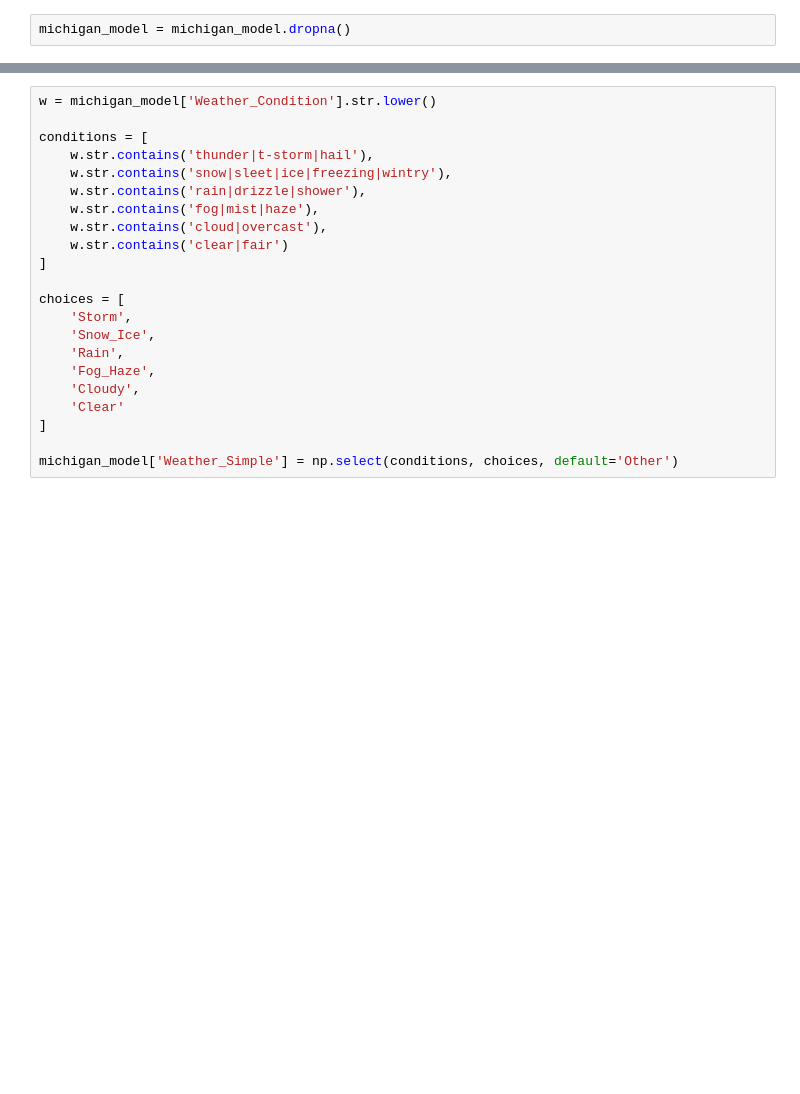
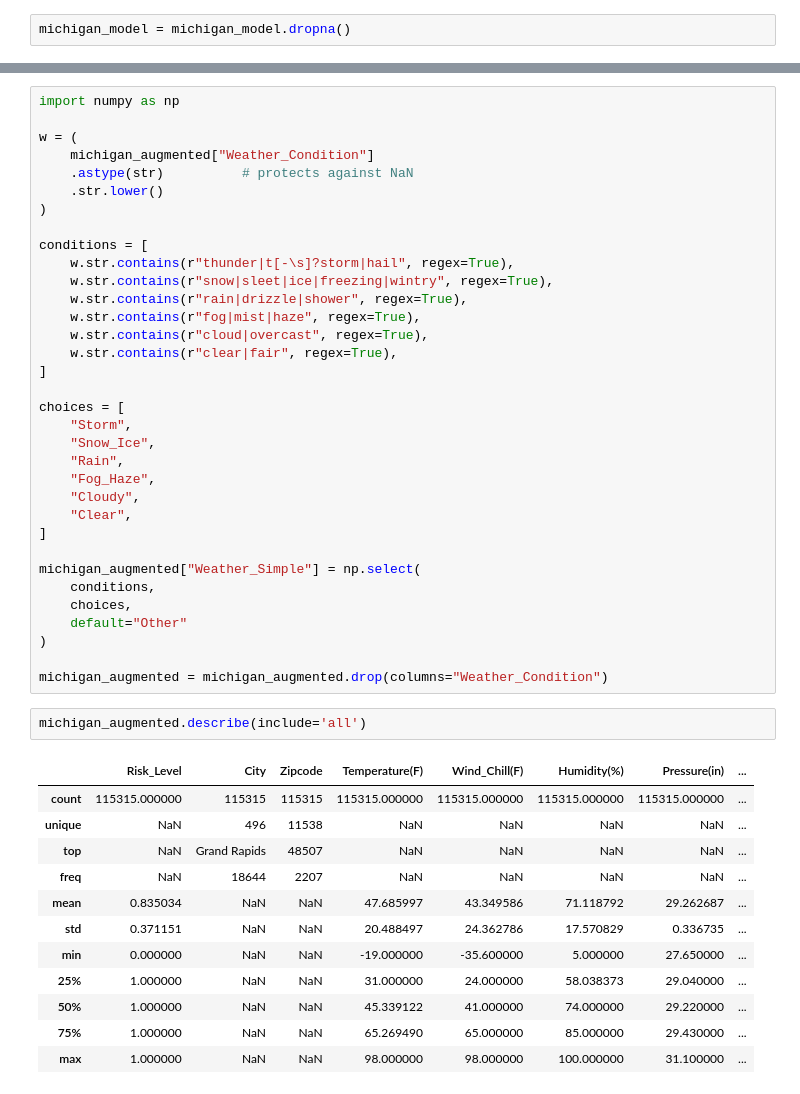
Before and after one commit to oneal1ma/Weather2Go_Spartahack11, a Jupyter notebook: ShouldDrive2.ipynb, the cells around one changed output, grey strips where cells are left out. Saved outputs shown, nothing was run; the diff lists cells and outputs as text; blank space fills up the shorter version.

```diff
--- a/ShouldDrive2.ipynb
+++ b/ShouldDrive2.ipynb
@@ -97,23 +244,50 @@ array(['Overcast', 'Light Rain', 'Light Snow', 'Light Drizzle', 'Snow',
       dtype=object)
 # %%
-w = michigan_model['Weather_Condition'].str.lower()
+import numpy as np
+
+w = (
+    michigan_augmented["Weather_Condition"]
+    .astype(str)          # protects against NaN
+    .str.lower()
+)
 
 conditions = [
-    w.str.contains('thunder|t-storm|hail'),
-    w.str.contains('snow|sleet|ice|freezing|wintry'),
-    w.str.contains('rain|drizzle|shower'),
-    w.str.contains('fog|mist|haze'),
-    w.str.contains('cloud|overcast'),
-    w.str.contains('clear|fair')
+    w.str.contains(r"thunder|t[-\s]?storm|hail", regex=True),
+    w.str.contains(r"snow|sleet|ice|freezing|wintry", regex=True),
+    w.str.contains(r"rain|drizzle|shower", regex=True),
+    w.str.contains(r"fog|mist|haze", regex=True),
+    w.str.contains(r"cloud|overcast", regex=True),
+    w.str.contains(r"clear|fair", regex=True),
 ]
 
 choices = [
-    'Storm',
-    'Snow_Ice',
-    'Rain',
-    'Fog_Haze',
-    'Cloudy',
-    'Clear'
+    "Storm",
+    "Snow_Ice",
+    "Rain",
+    "Fog_Haze",
+    "Cloudy",
+    "Clear",
 ]
 
-michigan_model['Weather_Simple'] = np.select(conditions, choices, default='Other')
+michigan_augmented["Weather_Simple"] = np.select(
+    conditions,
+    choices,
+    default="Other"
+)
+
+michigan_augmented = michigan_augmented.drop(columns="Weather_Condition")
+# %%
+michigan_augmented.describe(include='all')
+# %% [output]
+|  | Risk_Level | City | Zipcode | Temperature(F) | Wind_Chill(F) | Humidity(%) | Pressure(in) | ... |
+| count | 115315.000000 | 115315 | 115315 | 115315.000000 | 115315.000000 | 115315.000000 | 115315.000000 | ... |
+| unique | NaN | 496 | 11538 | NaN | NaN | NaN | NaN | ... |
+| top | NaN | Grand Rapids | 48507 | NaN | NaN | NaN | NaN | ... |
+| freq | NaN | 18644 | 2207 | NaN | NaN | NaN | NaN | ... |
+| mean | 0.835034 | NaN | NaN | 47.685997 | 43.349586 | 71.118792 | 29.262687 | ... |
+| std | 0.371151 | NaN | NaN | 20.488497 | 24.362786 | 17.570829 | 0.336735 | ... |
+| min | 0.000000 | NaN | NaN | -19.000000 | -35.600000 | 5.000000 | 27.650000 | ... |
+| 25% | 1.000000 | NaN | NaN | 31.000000 | 24.000000 | 58.038373 | 29.040000 | ... |
+| 50% | 1.000000 | NaN | NaN | 45.339122 | 41.000000 | 74.000000 | 29.220000 | ... |
+| 75% | 1.000000 | NaN | NaN | 65.269490 | 65.000000 | 85.000000 | 29.430000 | ... |
+| max | 1.000000 | NaN | NaN | 98.000000 | 98.000000 | 100.000000 | 31.100000 | ... |
```
Also changed, not shown: parts of 19 cells of this notebook.
